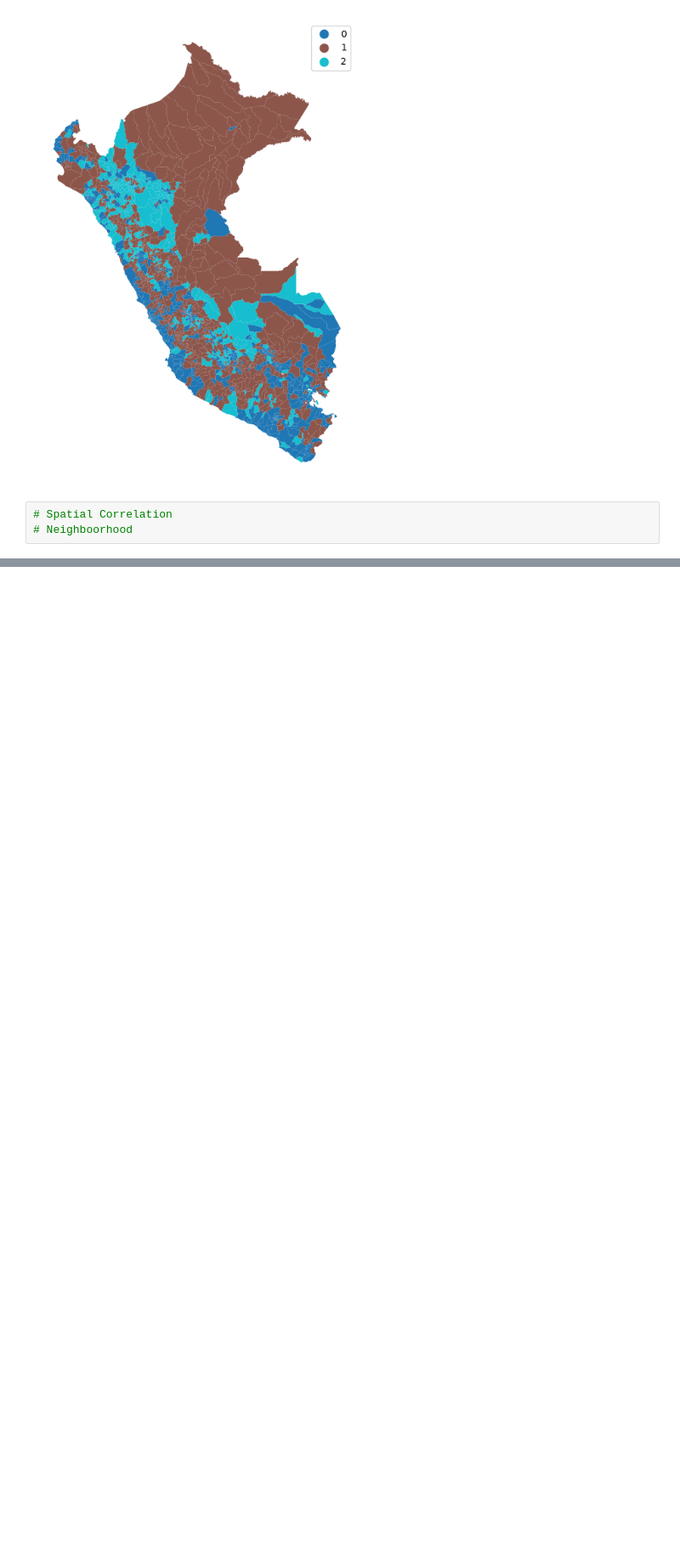
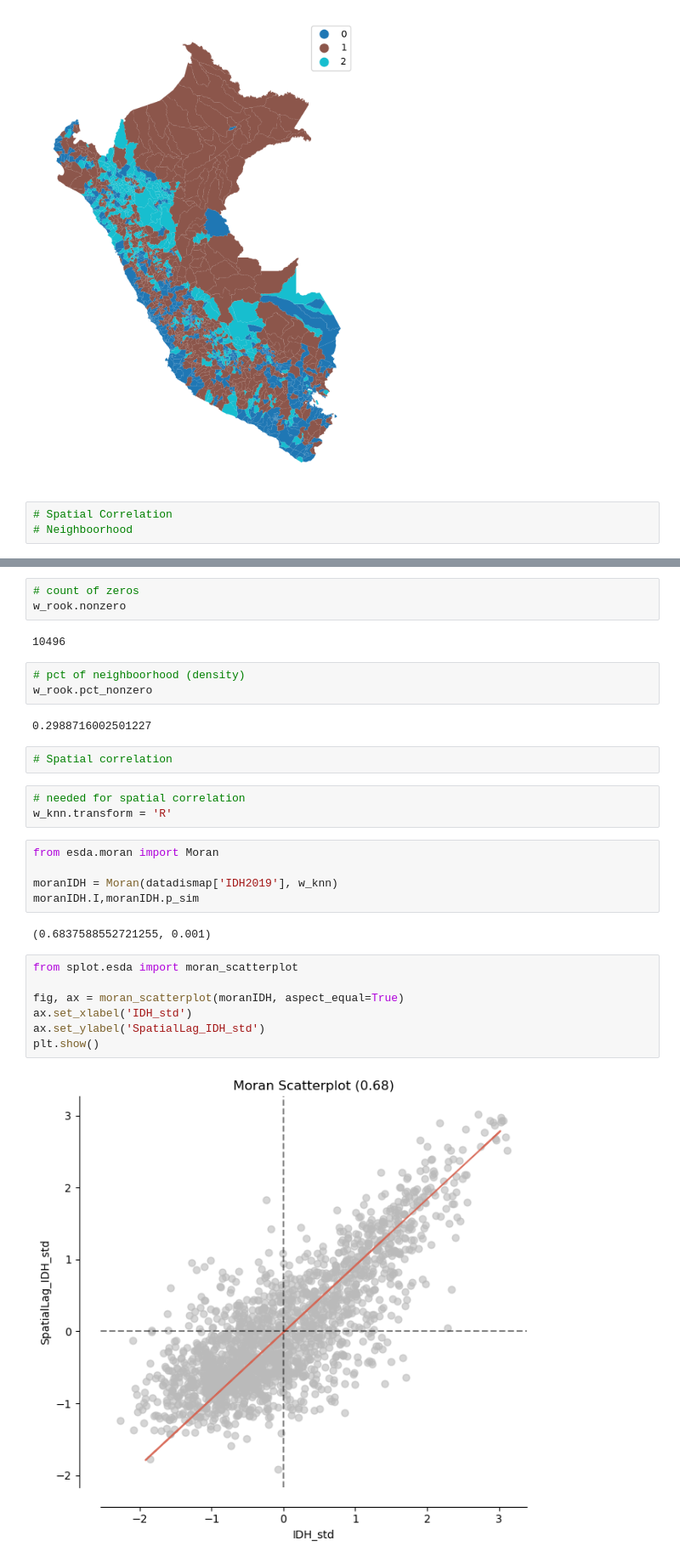
Before and after one commit to FabianRomero20/Examen2, a Jupyter notebook: FULLPRUEBAS.ipynb, the cells around one changed output, grey strips where cells are left out. Shown at 85% size. Cells and saved outputs as stored; diff of their text form; blank space fills up the shorter version.

```diff
--- a/FULLPRUEBAS.ipynb
+++ b/FULLPRUEBAS.ipynb
@@ -579,0 +720,31 @@ ModuleNotFoundError: No module named 'libpysal'
+# %%
+# count of zeros
+w_rook.nonzero
+# %% [output]
+10496
+# %%
+# pct of neighboorhood (density)
+w_rook.pct_nonzero
+# %% [output]
+0.2988716002501227
+# %%
+# Spatial correlation
+# %%
+# needed for spatial correlation
+w_knn.transform = 'R'
+# %%
+from esda.moran import Moran
+
+moranIDH = Moran(datadismap['IDH2019'], w_knn)
+moranIDH.I,moranIDH.p_sim
+# %% [output]
+(0.6837588552721255, 0.001)
+# %%
+from splot.esda import moran_scatterplot
+
+fig, ax = moran_scatterplot(moranIDH, aspect_equal=True)
+ax.set_xlabel('IDH_std')
+ax.set_ylabel('SpatialLag_IDH_std')
+plt.show()
+# %% [output]
+[figure, added]
```
Also changed, not shown: parts of 27 cells of this notebook, 2 other files.
